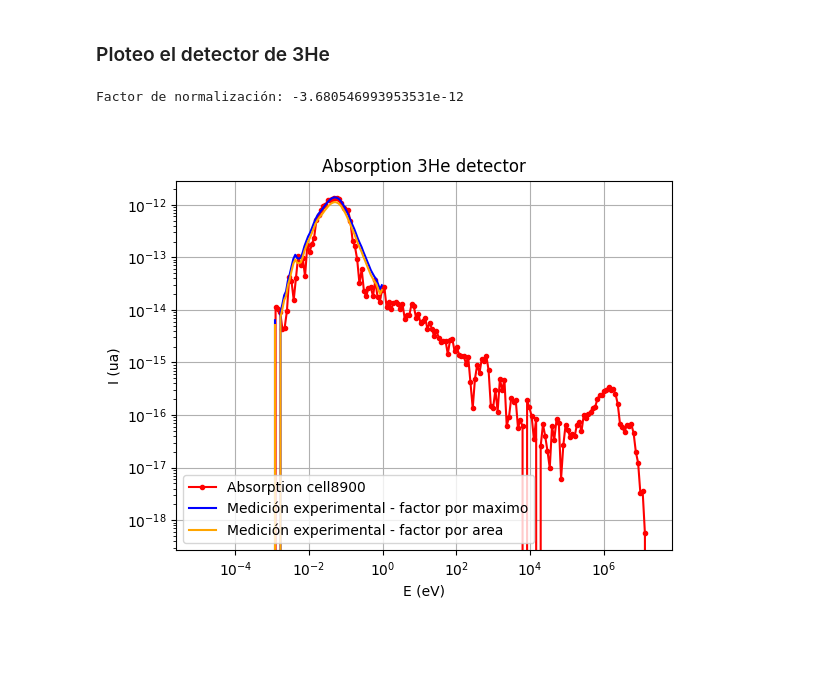
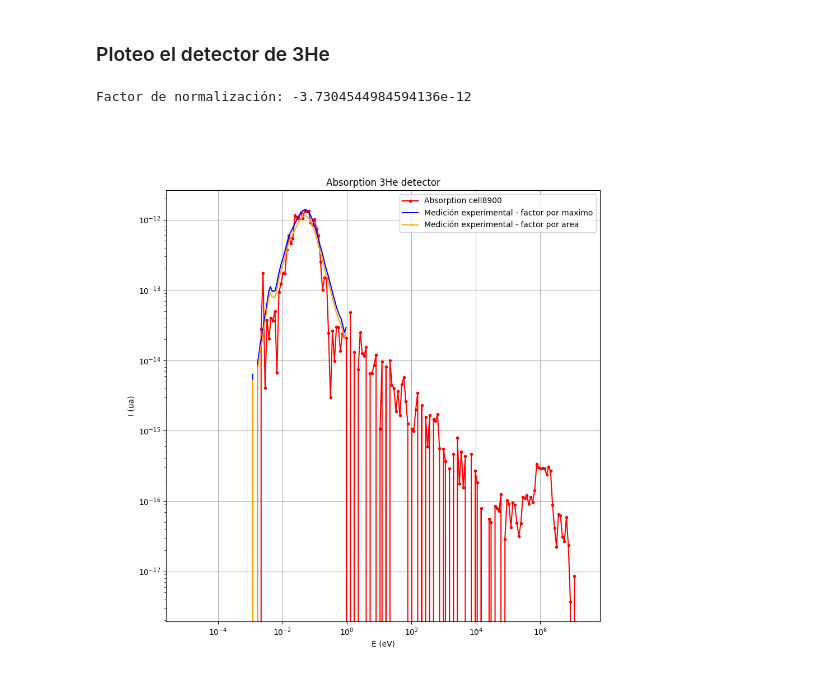
Before and after one commit to ovando912/PI, a Jupyter notebook: conductoN5/RA6-Conducto5_Con_Bi_Lucas.ipynb, the cells around one changed output. Cells and saved outputs as stored; diff of their text form; code cells hidden in the pictures; blank space fills up the shorter version.

```diff
--- a/conductoN5/RA6-Conducto5_Con_Bi_Lucas.ipynb
+++ b/conductoN5/RA6-Conducto5_Con_Bi_Lucas.ipynb
@@ -1409,7 +1409,9 @@ openmc.run()
 # %% [markdown]
 ### Ploteo el tally dentro del colimador
 # %%
-with openmc.StatePoint("statepoint.30.h5") as sp:
+import openmc
+import matplotlib.pyplot as plt
+with openmc.StatePoint("statepoint.100.h5") as sp:
     # with openmc.StatePoint(sp_filename) as sp:
     energy_data = sp.get_tally(name="spectra_neutron")
 
@@ -1461,7 +1463,7 @@ plt.show()
 ### Ploteo el tally que puse a la salida del colimador, en la última celda
 # %%
 # with openmc.StatePoint(sp_filename) as sp:
-with openmc.StatePoint("statepoint.30.h5") as sp:
+with openmc.StatePoint("statepoint.100.h5") as sp:
 
     energy_data = sp.get_tally(name="energy_detector_tally")
 
@@ -1488,7 +1490,7 @@ import openmc
 import matplotlib.pyplot as plt
 
 # with openmc.StatePoint('statepoint.100.h5') as sp:
-with openmc.StatePoint("/home/lucas/Documents/Proyecto_Integrador/PI/conductoN5/medicion5e8/statepoint.10.h5") as sp:
+with openmc.StatePoint("statepoint.100.h5") as sp:
     # with openmc.StatePoint(sp_filename) as sp:
     energy_data = sp.get_tally(name="detector_neutron")
 
@@ -1556,34 +1558,34 @@ df_exp = pd.read_csv(
 df_exp["E_eV"] = df_exp["E_meV"] / 1e3
 factor = calcular_factor_normalizacion(df, df_exp)
 print(f"Factor de normalización: {factor}")
 %matplotlib widget
 # df=df[df['surf']=='x-max in']
 # df.to_csv('E_source.csv', sep=',', index=False, encoding='utf-8')
 df.plot(
     x="Emin", y="mean", style="r.-", logx=True, logy=False, label="Absorption cell8900"
 )  # , ylim=[1E-10,10e0]
 plt.plot(
     df_exp["E_eV"],
     df_exp["ESP"]*4.533e-12,
     "b-",
     label="Medición experimental - factor por maximo",
 )  # , ylim=[1E-10,10e0]
 plt.plot(
     df_exp["E_eV"],
     -df_exp["ESP"]*factor,
     "orange",
     label="Medición experimental - factor por area",
 )  # , ylim=[1E-10,10e0]
 plt.legend()
 plt.yscale("log")
 plt.xscale("log")
 plt.title("Absorption 3He detector")
 plt.xlabel("E (eV)")
 plt.ylabel("I (ua)")
 plt.grid(True)
 plt.show()
 # %% [output]
-Factor de normalización: -3.680546993953531e-12
+Factor de normalización: -3.7304544984594136e-12
-[figure, old version]
+[figure, new version]
 # %%
 # with openmc.StatePoint('statepoint.100.h5') as sp:
```
Also changed, not shown: parts of 4 cells of this notebook, 33 other files.
